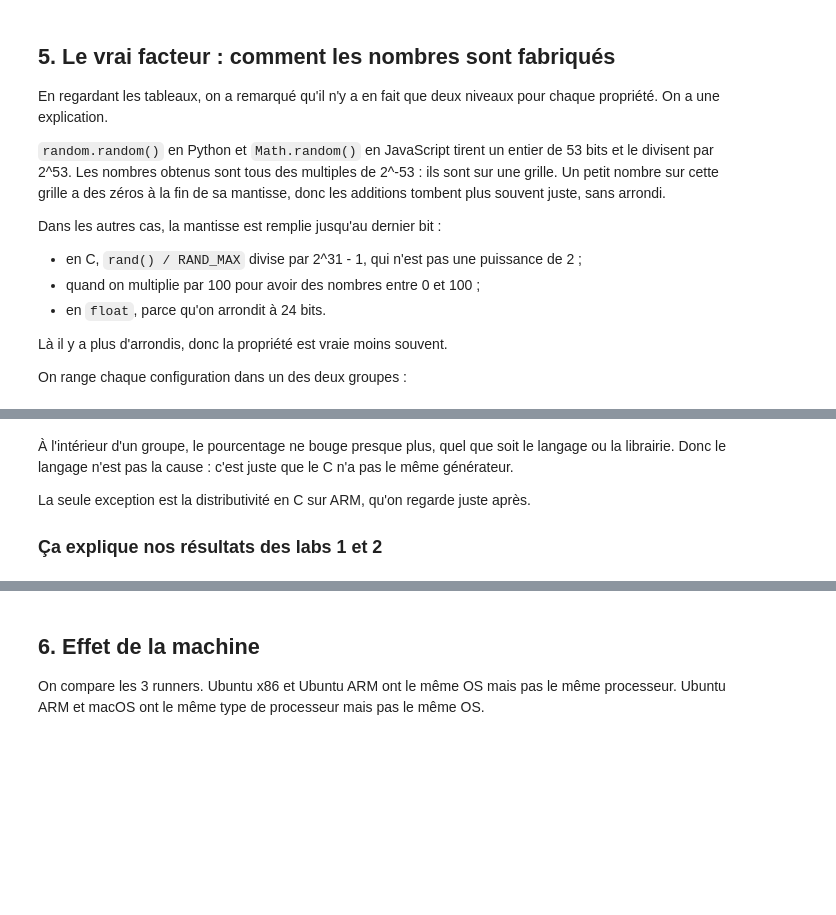
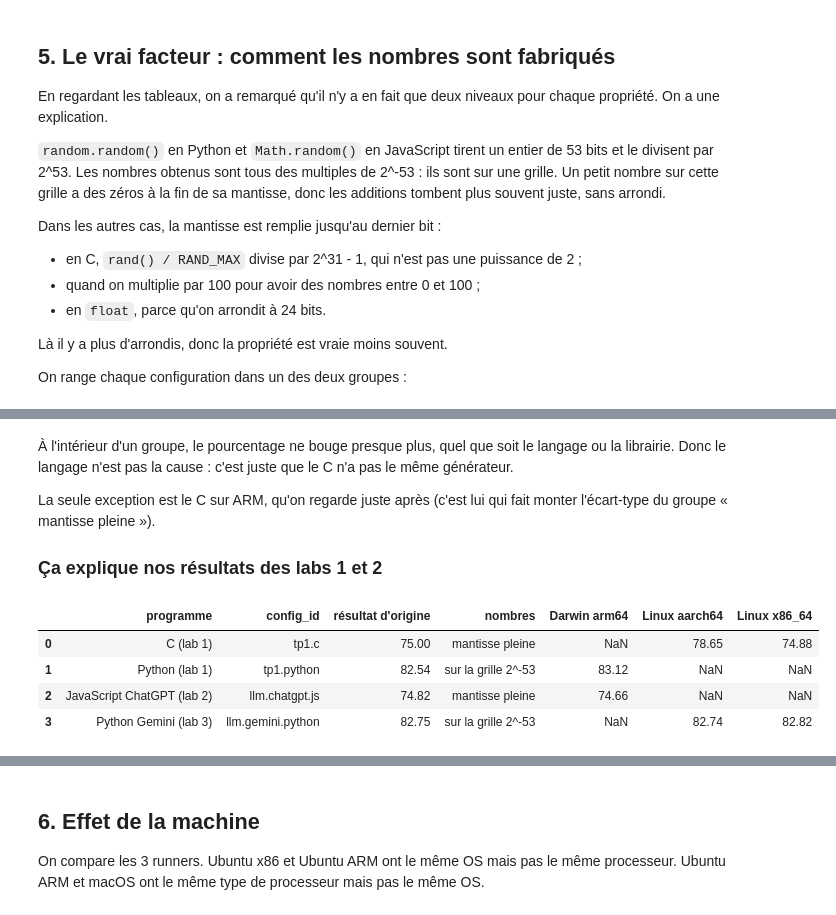
Before and after one commit to Fantinl/Reproductibilit-, a Jupyter notebook: analyse.ipynb, the cells around one changed output, grey strips where cells are left out. Drawn from its saved outputs; the diff is of its cells as text; code cells hidden in the pictures; blank space fills up the shorter version.

```diff
--- a/analyse.ipynb
+++ b/analyse.ipynb
@@ -120,16 +201,22 @@ df.groupby(["Propriete", "nombres"])["percentage"].agg(["mean", "std", "min", "m
 # %% [markdown]
 À l'intérieur d'un groupe, le pourcentage ne bouge presque plus, quel que soit le langage ou la librairie. Donc le langage n'est pas la cause : c'est juste que le C n'a pas le même générateur.
 
-La seule exception est la distributivité en C sur ARM, qu'on regarde juste après.
+La seule exception est le C sur ARM, qu'on regarde juste après (c'est lui qui fait monter l'écart-type du groupe « mantisse pleine »).
 
 ### Ça explique nos résultats des labs 1 et 2
 # %%
 labs = pd.DataFrame({
     "programme": ["C (lab 1)", "Python (lab 1)", "JavaScript ChatGPT (lab 2)", "Python Gemini (lab 3)"],
     "config_id": ["tp1.c", "tp1.python", "llm.chatgpt.js", "llm.gemini.python"],
     "résultat d'origine": [75, 82.54, 74.82, 82.75],
 })
-ancres = df[df["origin_of_config"] == "anchor"].groupby("config_id").agg(
-    nombres=("nombres", "first"), refait_ici=("percentage", "mean"))
+ancres = df[df["origin_of_config"] == "anchor"].pivot_table(
+    index=["config_id", "nombres"], columns="machine", values="percentage", aggfunc="mean").reset_index()
 labs.merge(ancres, on="config_id")
+# %% [output]
+|  | programme | config_id | résultat d'origine | nombres | Darwin arm64 | Linux aarch64 | Linux x86_64 |
+| 0 | C (lab 1) | tp1.c | 75.00 | mantisse pleine | NaN | 78.65 | 74.88 |
+| 1 | Python (lab 1) | tp1.python | 82.54 | sur la grille 2^-53 | 83.12 | NaN | NaN |
+| 2 | JavaScript ChatGPT (lab 2) | llm.chatgpt.js | 74.82 | mantisse pleine | 74.66 | NaN | NaN |
+| 3 | Python Gemini (lab 3) | llm.gemini.python | 82.75 | sur la grille 2^-53 | NaN | 82.74 | 82.82 |
 # %% [markdown]
```
Also changed, not shown: parts of 20 cells of this notebook, 2 other files.
